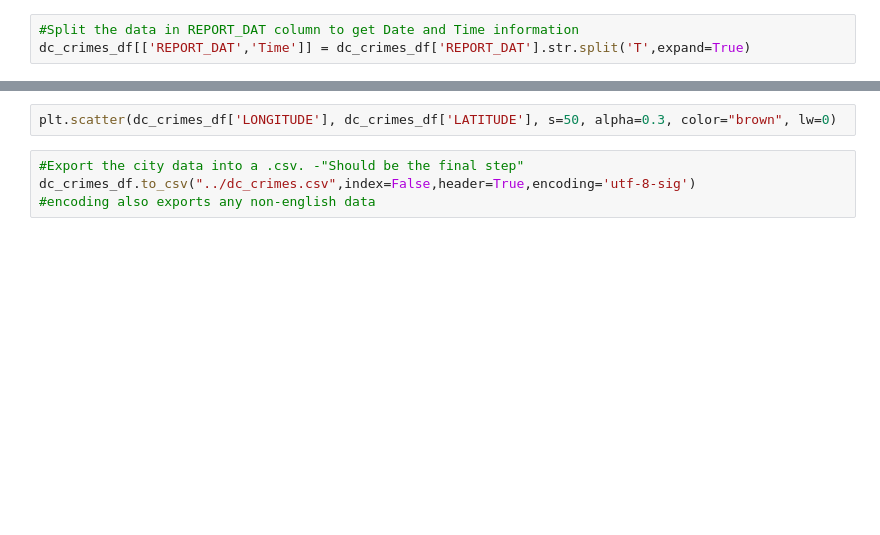
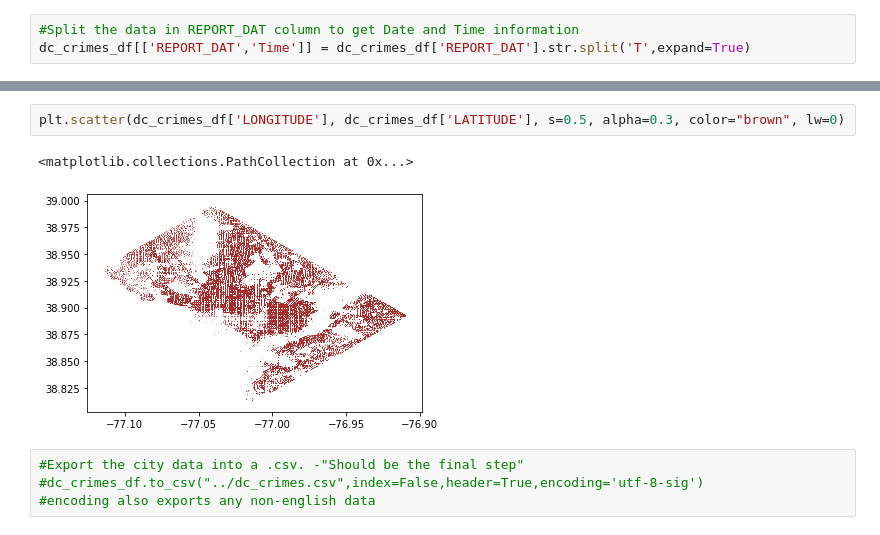
Before and after one commit to iraismgarcia5/Project_DC_Crime_Analysis, a Jupyter notebook: Project1_DC_Crime_Analysis.ipynb, the cells around one changed output, grey strips where cells are left out. Drawn from its saved outputs; the diff is of its cells as text; blank space fills up the shorter version.

Commit message:
updated file for plots

```diff
--- a/Project1_DC_Crime_Analysis.ipynb
+++ b/Project1_DC_Crime_Analysis.ipynb
@@ -96,6 +164,9 @@ dc_crimes_df[["LATITUDE","LONGITUDE"]].head(5)
 # %%
-plt.scatter(dc_crimes_df['LONGITUDE'], dc_crimes_df['LATITUDE'], s=50, alpha=0.3, color="brown", lw=0)
+plt.scatter(dc_crimes_df['LONGITUDE'], dc_crimes_df['LATITUDE'], s=0.5, alpha=0.3, color="brown", lw=0)
+# %% [output]
+<matplotlib.collections.PathCollection at 0x...>
+[figure, added]
 # %%
 #Export the city data into a .csv. -"Should be the final step"
-dc_crimes_df.to_csv("../dc_crimes.csv",index=False,header=True,encoding='utf-8-sig')
+#dc_crimes_df.to_csv("../dc_crimes.csv",index=False,header=True,encoding='utf-8-sig')
 #encoding also exports any non-english data
```
Also changed, not shown: parts of 5 cells of this notebook.
